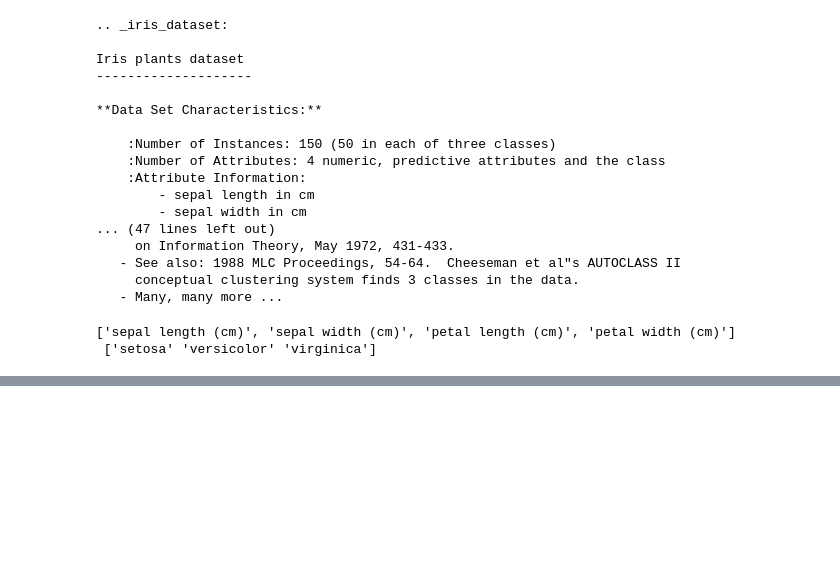
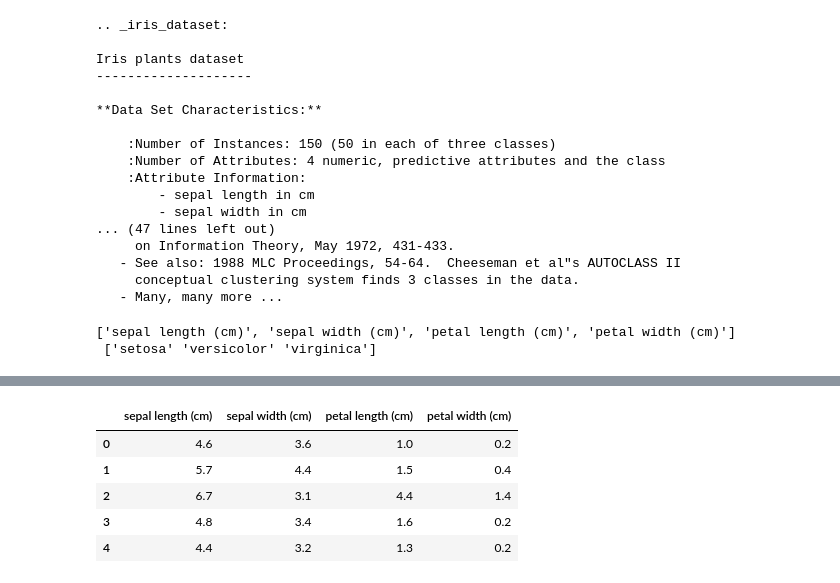
Before and after one commit to Rambzd/Iris-Flower-model, a Jupyter notebook: iris_flower_model/notebook.ipynb, the cells around one changed output, grey strips where cells are left out. Cells and saved outputs as stored; diff of their text form; code cells hidden in the pictures; blank space fills up the shorter version.

```diff
--- a/iris_flower_model/notebook.ipynb
+++ b/iris_flower_model/notebook.ipynb
@@ -55,0 +78,9 @@ from sklearn.model_selection import train_test_split
+# %%
+X_train_df.head()
+# %% [output]
+|  | sepal length (cm) | sepal width (cm) | petal length (cm) | petal width (cm) |
+| 0 | 4.6 | 3.6 | 1.0 | 0.2 |
+| 1 | 5.7 | 4.4 | 1.5 | 0.4 |
+| 2 | 6.7 | 3.1 | 4.4 | 1.4 |
+| 3 | 4.8 | 3.4 | 1.6 | 0.2 |
+| 4 | 4.4 | 3.2 | 1.3 | 0.2 |
```
Also changed, not shown: parts of 11 cells of this notebook.
